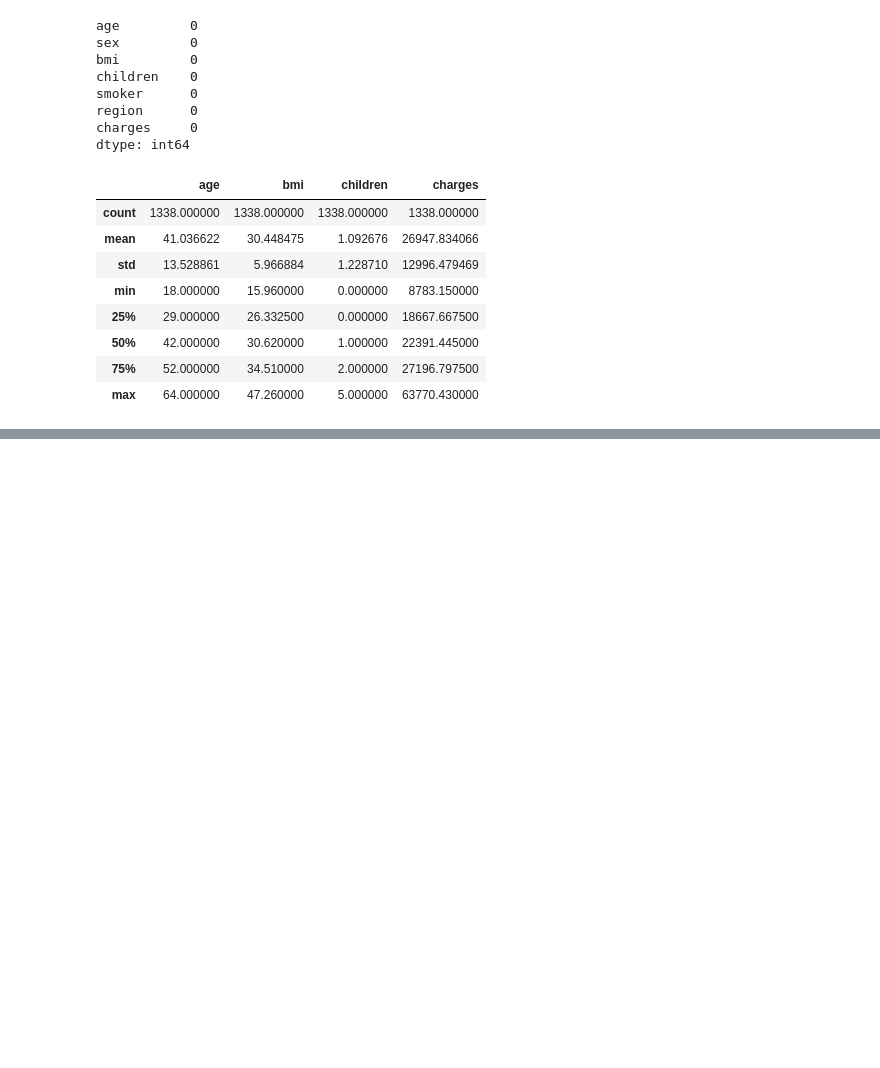
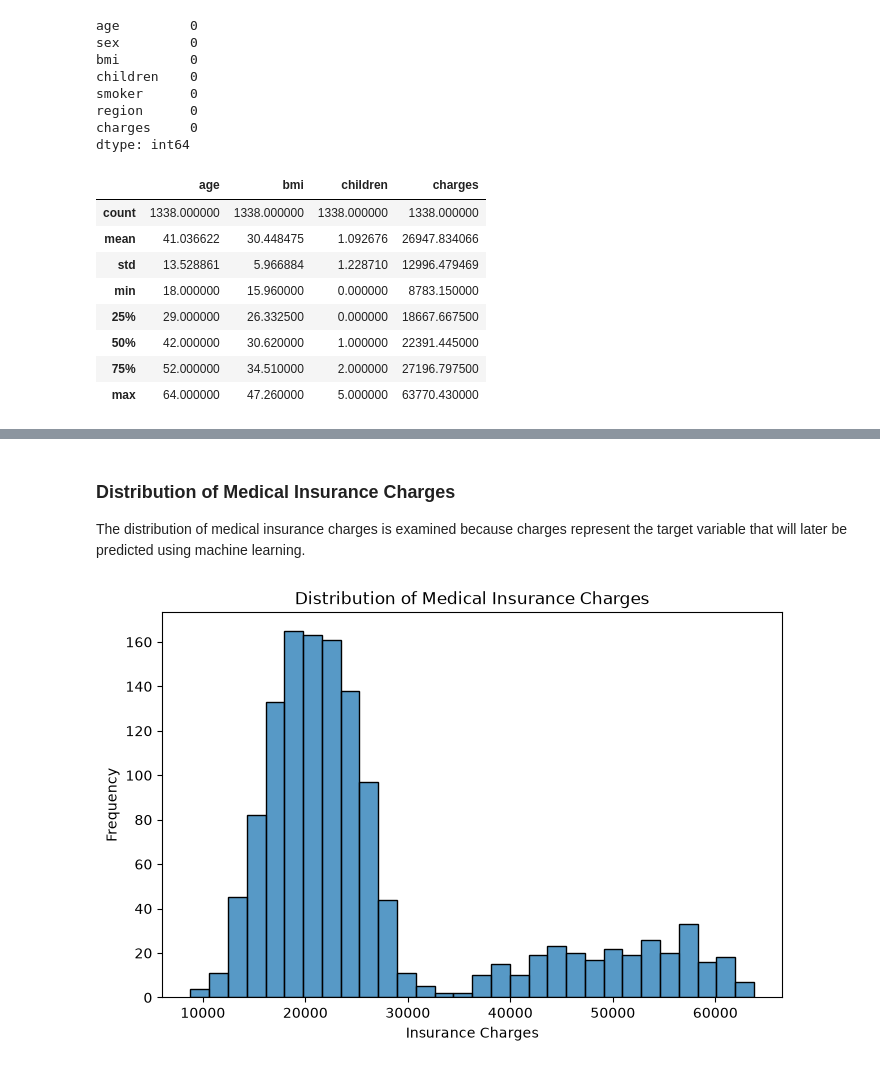
Before and after one commit to makday2026-hub/insurance-medical-cost-analysis, a Jupyter notebook: insurance_medical_cost_analysis.ipynb, the cells around one changed output, grey strips where cells are left out. Drawn from its saved outputs; the diff is of its cells as text; code cells hidden in the pictures; blank space fills up the shorter version.

```diff
--- a/insurance_medical_cost_analysis.ipynb
+++ b/insurance_medical_cost_analysis.ipynb
@@ -68,0 +232,26 @@ insurance.describe()
+# %% [markdown]
+### Distribution of Medical Insurance Charges
+
+The distribution of medical insurance charges is examined because charges represent the target variable that will later be predicted using machine
+learning.
+# %%
+plt.figure(figsize=(8, 5))
+
+sns.histplot(
+    data=insurance,
+    x="charges",
+    bins=30
+)
+
+plt.title("Distribution of Medical Insurance Charges")
+plt.xlabel("Insurance Charges")
+plt.ylabel("Frequency")
+
+plt.savefig(
+    "images/charges_distribution.png",
+    bbox_inches="tight"
+)
+
+plt.show()
+# %% [output]
+[figure, added]
```
Also changed, not shown: parts of 42 cells of this notebook, 14 other files.
